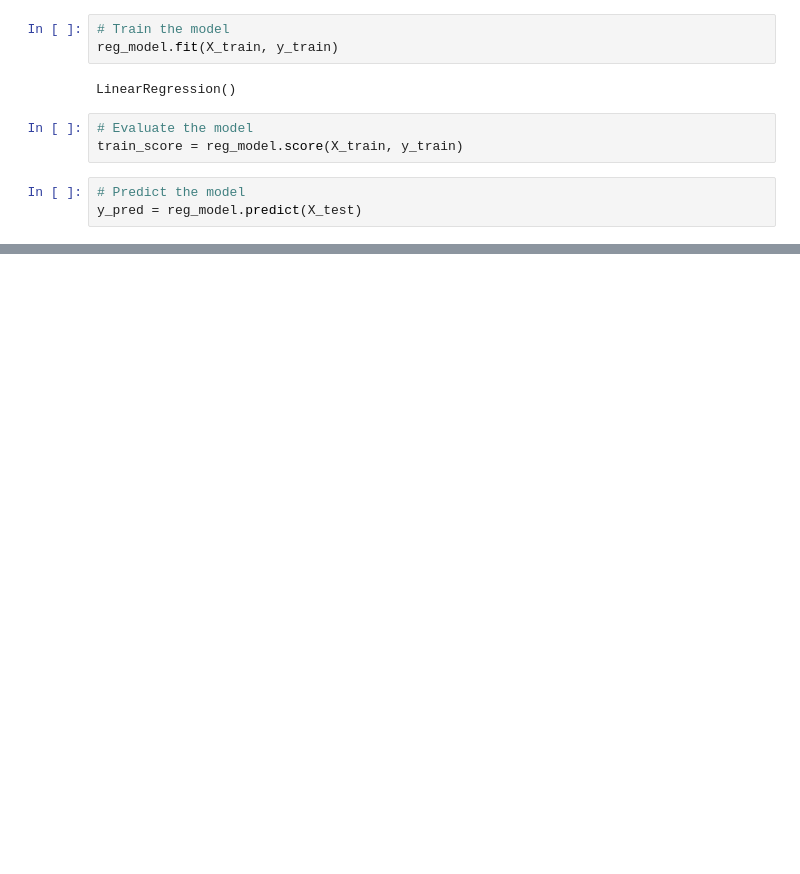
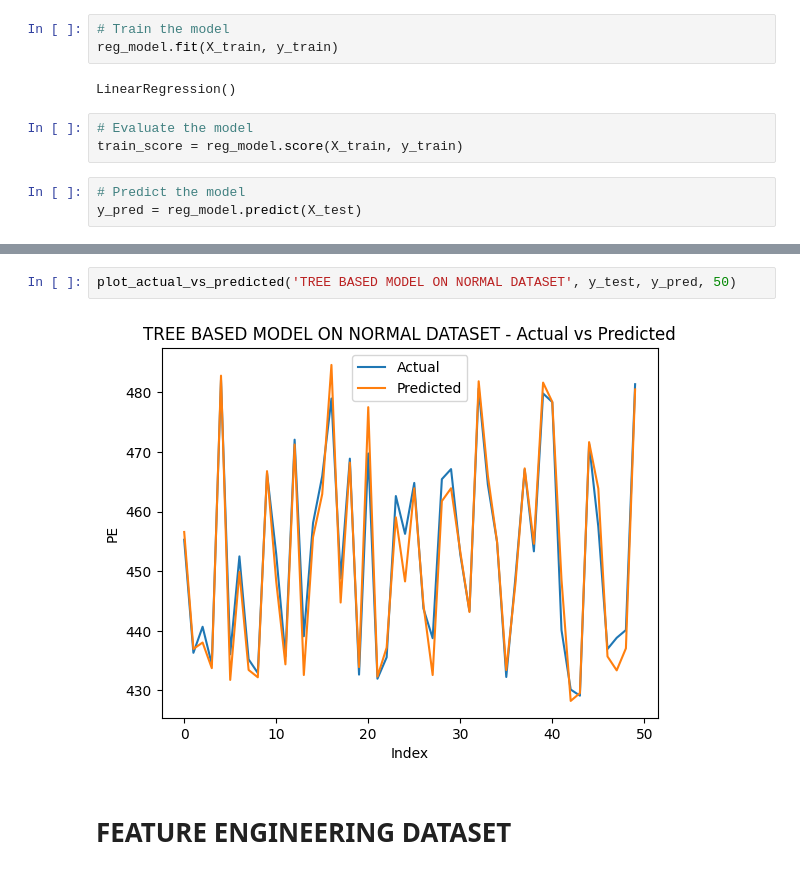
Before and after one commit to kinqsradio/COS40007-Artificial-Intelligence-for-Engineering, a Jupyter notebook: week-02-portfolio/code/datasets.ipynb, the cells around one changed output, grey strips where cells are left out. Cells and saved outputs as stored; diff of their text form; blank space fills up the shorter version.

```diff
--- a/week-02-portfolio/code/datasets.ipynb
+++ b/week-02-portfolio/code/datasets.ipynb
@@ -297,0 +403,6 @@ Equation: y = -1.985899694775558 * AT + -0.23209357748432835 * V + 0.06219990930
+# %%
+plot_actual_vs_predicted('TREE BASED MODEL ON NORMAL DATASET', y_test, y_pred, 50)
+# %% [output]
+[figure, added]
+# %% [markdown]
+# FEATURE ENGINEERING DATASET
```
Also changed, not shown: parts of 42 cells of this notebook.
